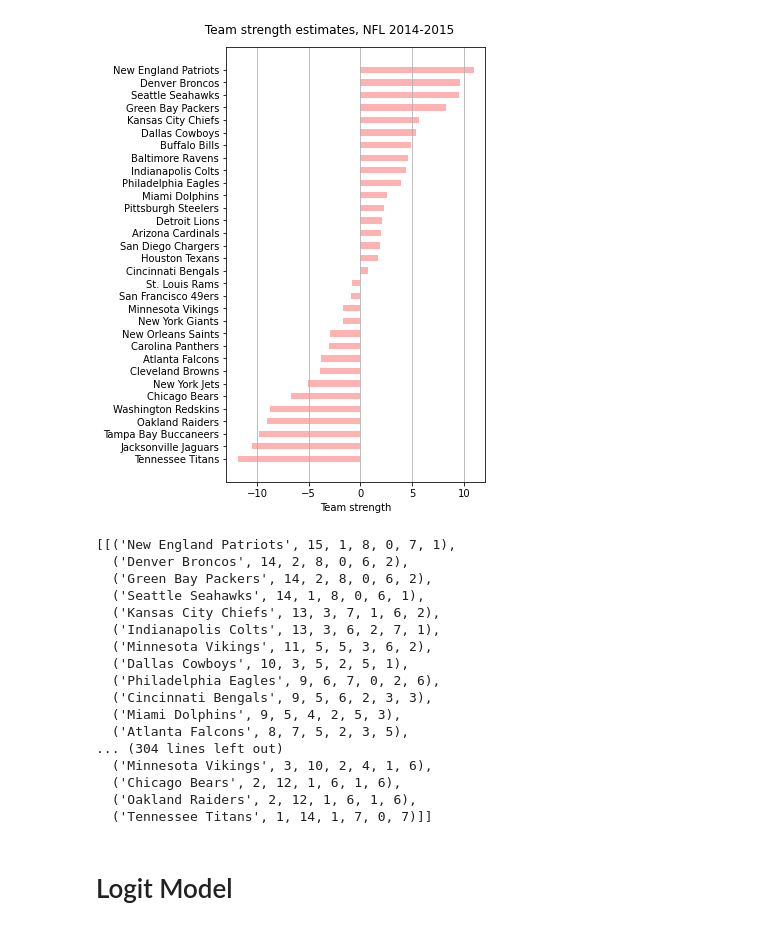
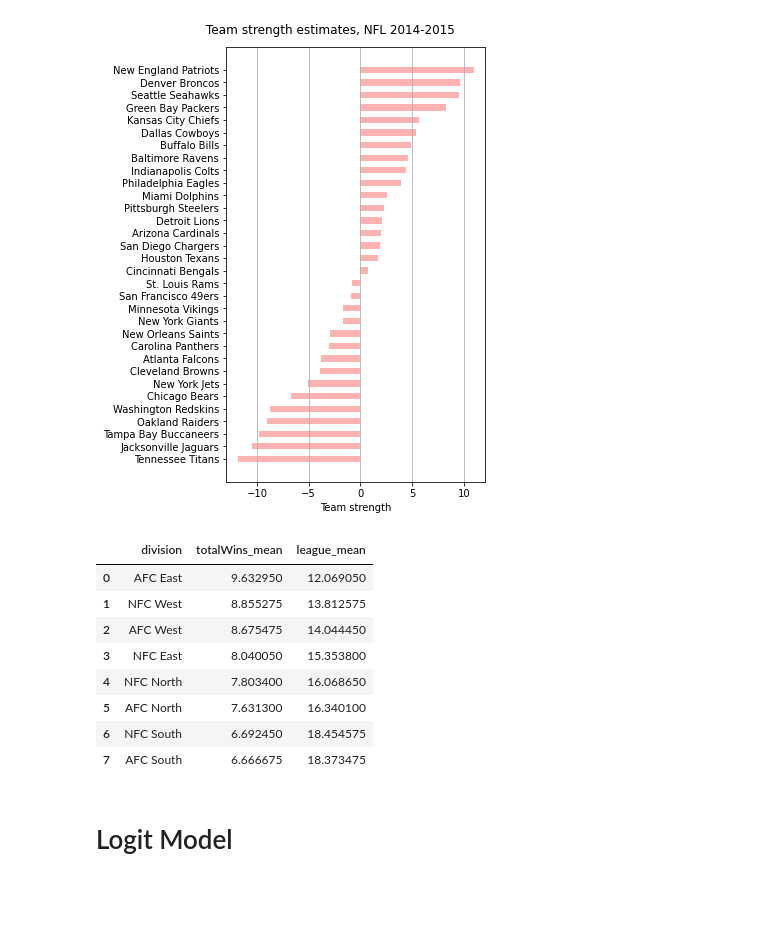
Before and after one commit to sethbilliau/SportsAnalytics, a Jupyter notebook: project1/module1code.ipynb, the cells around one changed output. Saved outputs shown, nothing was run; the diff lists cells and outputs as text; code cells hidden in the pictures; blank space fills up the shorter version.

Commit message:
team summaries and division summaries complete

```diff
--- a/project1/module1code.ipynb
+++ b/project1/module1code.ipynb
@@ -335,20 +423,2 @@ team_param_dict['intercept'] = 0
 # %%
-run_sims(team_param_dict,nsims=10,draw_strengths=True)
+tables, team_summary = run_sims(team_param_dict,nsims=10000,draw_strengths=True)
-# %% [output]
-[[('New England Patriots', 15, 1, 8, 0, 7, 1),
-  ('Denver Broncos', 14, 2, 8, 0, 6, 2),
-  ('Green Bay Packers', 14, 2, 8, 0, 6, 2),
-  ('Seattle Seahawks', 14, 1, 8, 0, 6, 1),
-  ('Kansas City Chiefs', 13, 3, 7, 1, 6, 2),
-  ('Indianapolis Colts', 13, 3, 6, 2, 7, 1),
-  ('Minnesota Vikings', 11, 5, 5, 3, 6, 2),
-  ('Dallas Cowboys', 10, 3, 5, 2, 5, 1),
-  ('Philadelphia Eagles', 9, 6, 7, 0, 2, 6),
-  ('Cincinnati Bengals', 9, 5, 6, 2, 3, 3),
-  ('Miami Dolphins', 9, 5, 4, 2, 5, 3),
-  ('Atlanta Falcons', 8, 7, 5, 2, 3, 5),
-... (304 lines left out)
-  ('Minnesota Vikings', 3, 10, 2, 4, 1, 6),
-  ('Chicago Bears', 2, 12, 1, 6, 1, 6),
-  ('Oakland Raiders', 2, 12, 1, 6, 1, 6),
-  ('Tennessee Titans', 1, 14, 1, 7, 0, 7)]]
@@ -355,2 +439,33 @@ run_sims(team_param_dict,nsims=10,draw_strengths=True)
+# %%
+# Add divisions
+team_summary["division"] = [ teamsToDivisions[k] for k in team_summary["team"] ]
+
+# Get Division ranks
+division_summary = []
+for division in Divisions:
+    # Subset Dataframe to appropriate division and get division ranks
+    divisionDF = team_summary[team_summary["division"] == division]
+
+    divisiontotalWins_mean = np.mean(divisionDF["totalWins_mean"])
+
+    division_leaguemean = np.mean(divisionDF["league_mean"])
+
+    division_summary.append( [division, divisiontotalWins_mean, division_leaguemean] )
+
+
+# sort summary table by mean position
+division_summary = sorted( division_summary, key = lambda x: x[1], reverse=True)
+division_summary = pd.DataFrame(division_summary, columns=["division", "totalWins_mean", "league_mean"])
+division_summary
+# %% [output]
+|  | division | totalWins_mean | league_mean |
+| 0 | AFC East | 9.632950 | 12.069050 |
+| 1 | NFC West | 8.855275 | 13.812575 |
+| 2 | AFC West | 8.675475 | 14.044450 |
+| 3 | NFC East | 8.040050 | 15.353800 |
+| 4 | NFC North | 7.803400 | 16.068650 |
+| 5 | AFC North | 7.631300 | 16.340100 |
+| 6 | NFC South | 6.692450 | 18.454575 |
+| 7 | AFC South | 6.666675 | 18.373475 |
 # %% [markdown]
 # Logit Model
```
Also changed, not shown: parts of 10 cells of this notebook, 2 other files.
